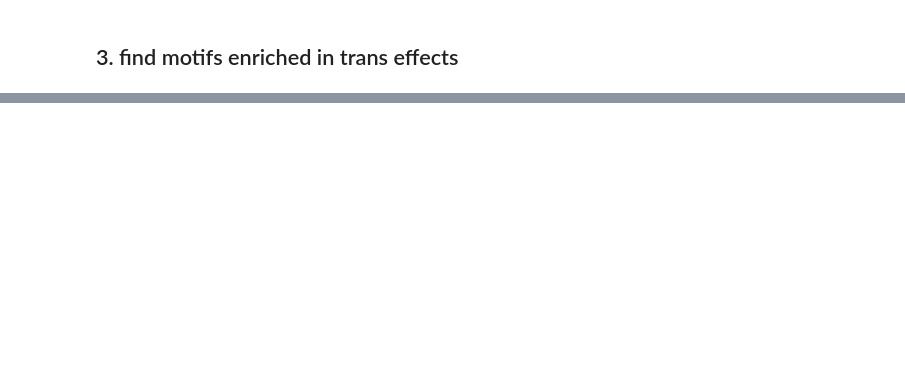
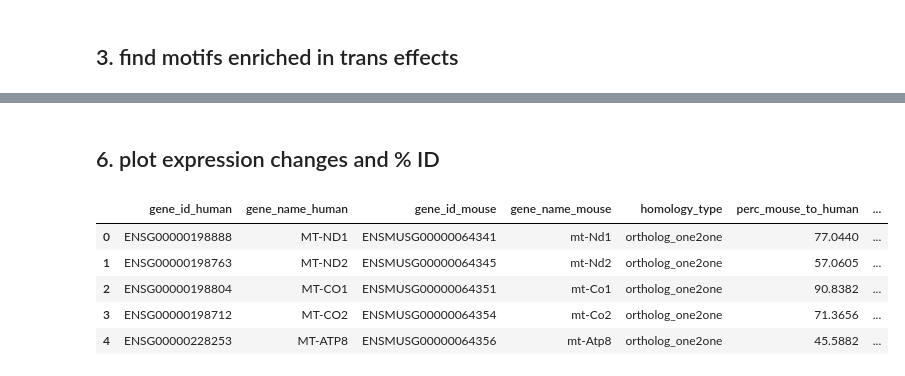
Before and after one commit to wod31/2019__lncRNA_evolution_mpra, a Jupyter notebook: analysis/04__features/00__motifs/00__motifs.ipynb, the cells around one changed output, grey strips where cells are left out. Drawn from its saved outputs; the diff is of its cells as text; code cells hidden in the pictures; blank space fills up the shorter version.

```diff
--- a/analysis/04__features/00__motifs/00__motifs.ipynb
+++ b/analysis/04__features/00__motifs/00__motifs.ipynb
@@ -45,6 +48,8 @@ expr_dir = "../../../data/03__rna_seq/04__TF_expr"
 orth_expr_f = "%s/orth_TF_expression.txt" % expr_dir
 human_expr_f = "%s/hESC_TF_expression.txt" % expr_dir
 mouse_expr_f = "%s/mESC_TF_expression.txt" % expr_dir
+# %%
+orth_f = "../../../misc/01__ensembl_orthologs/ensembl96_human_mouse_orths.txt.gz"
 # %% [markdown]
 ## 1. import data
 # %%
@@ -121,0 +137,3 @@ mouse_expr.head()
+# %%
+orth = pd.read_table(orth_f, sep="\t")
+orth.head()
@@ -211,0 +695,15 @@ human_motifs.sample(5)
+# %% [markdown]
+## 6. plot expression changes and % ID
+# %%
+orth_sub = orth[["Gene stable ID", "Gene name", "Mouse gene stable ID", "Mouse gene name", "Mouse homology type",
+                 "%id. target Mouse gene identical to query gene", "%id. query gene identical to target Mouse gene"]]
+orth_sub.columns = ["gene_id_human", "gene_name_human", "gene_id_mouse", "gene_name_mouse", "homology_type",
+                    "perc_mouse_to_human", "perc_human_to_mouse"]
+orth_sub.head()
+# %% [output]
+|  | gene_id_human | gene_name_human | gene_id_mouse | gene_name_mouse | homology_type | perc_mouse_to_human | ... |
+| 0 | ENSG00000198888 | MT-ND1 | ENSMUSG00000064341 | mt-Nd1 | ortholog_one2one | 77.0440 | ... |
+| 1 | ENSG00000198763 | MT-ND2 | ENSMUSG00000064345 | mt-Nd2 | ortholog_one2one | 57.0605 | ... |
+| 2 | ENSG00000198804 | MT-CO1 | ENSMUSG00000064351 | mt-Co1 | ortholog_one2one | 90.8382 | ... |
+| 3 | ENSG00000198712 | MT-CO2 | ENSMUSG00000064354 | mt-Co2 | ortholog_one2one | 71.3656 | ... |
+| 4 | ENSG00000228253 | MT-ATP8 | ENSMUSG00000064356 | mt-Atp8 | ortholog_one2one | 45.5882 | ... |
```
Also changed, not shown: parts of 53 cells of this notebook, 29 other files.
